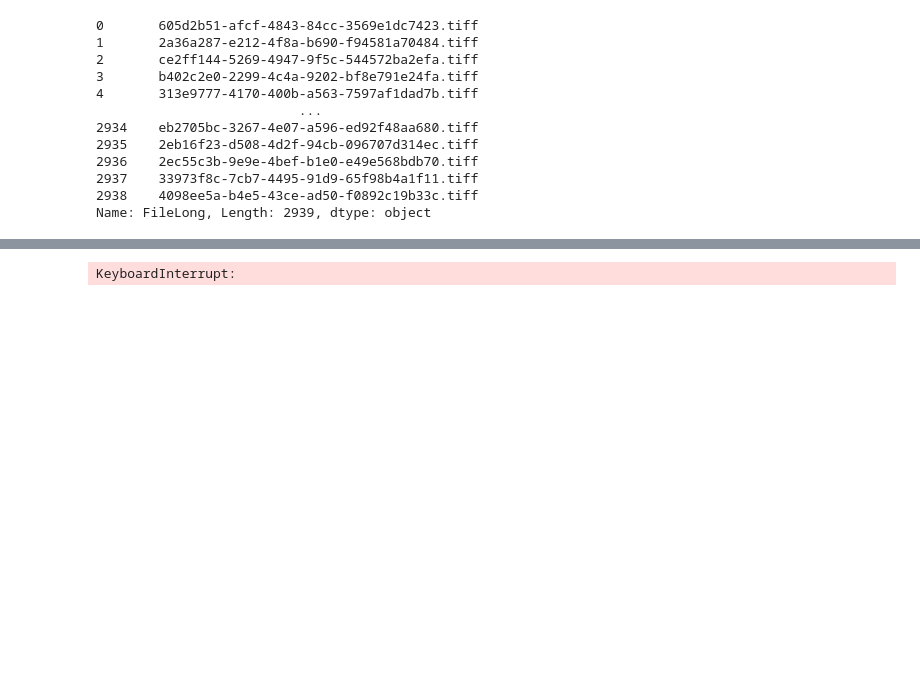
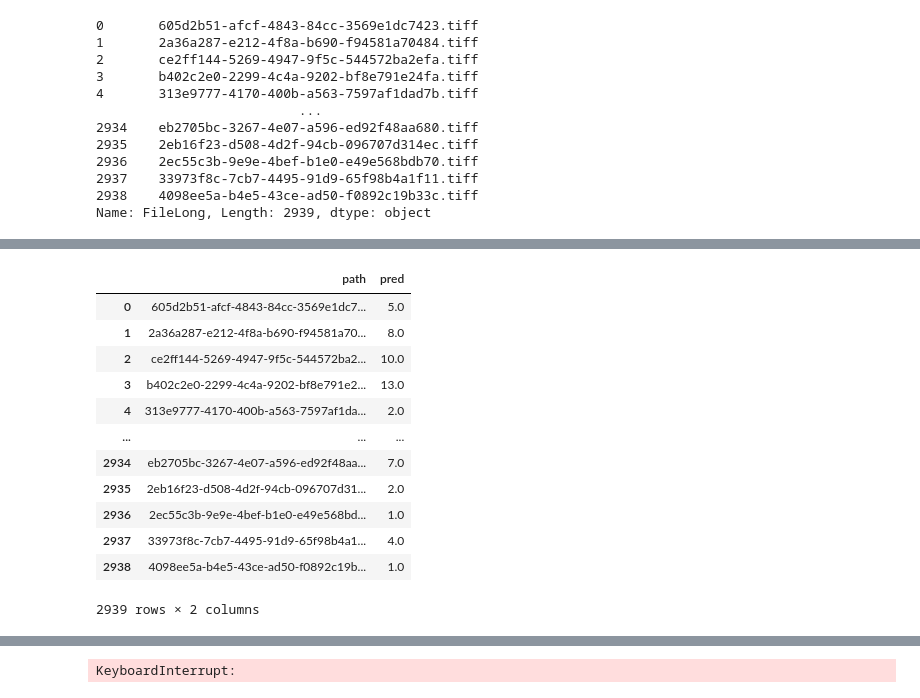
Before and after one commit to szymonsm/HackING_mISIe, a Jupyter notebook: first_model.ipynb, the cells around one changed output, grey strips where cells are left out. Cells and saved outputs as stored; diff of their text form; code cells hidden in the pictures; blank space fills up the shorter version.

```diff
--- a/first_model.ipynb
+++ b/first_model.ipynb
@@ -624,0 +641,16 @@ Name: FileLong, Length: 2939, dtype: object
+# %%
+df2
+# %% [output]
+|  | path | pred |
+| 0 | 605d2b51-afcf-4843-84cc-3569e1dc7... | 5.0 |
+| 1 | 2a36a287-e212-4f8a-b690-f94581a70... | 8.0 |
+| 2 | ce2ff144-5269-4947-9f5c-544572ba2... | 10.0 |
+| 3 | b402c2e0-2299-4c4a-9202-bf8e791e2... | 13.0 |
+| 4 | 313e9777-4170-400b-a563-7597af1da... | 2.0 |
+| ... | ... | ... |
+| 2934 | eb2705bc-3267-4e07-a596-ed92f48aa... | 7.0 |
+| 2935 | 2eb16f23-d508-4d2f-94cb-096707d31... | 2.0 |
+| 2936 | 2ec55c3b-9e9e-4bef-b1e0-e49e568bd... | 1.0 |
+| 2937 | 33973f8c-7cb7-4495-91d9-65f98b4a1... | 4.0 |
+| 2938 | 4098ee5a-b4e5-43ce-ad50-f0892c19b... | 1.0 |
+2939 rows × 2 columns
```
Also changed, not shown: parts of 8 cells of this notebook, 2 other files.
